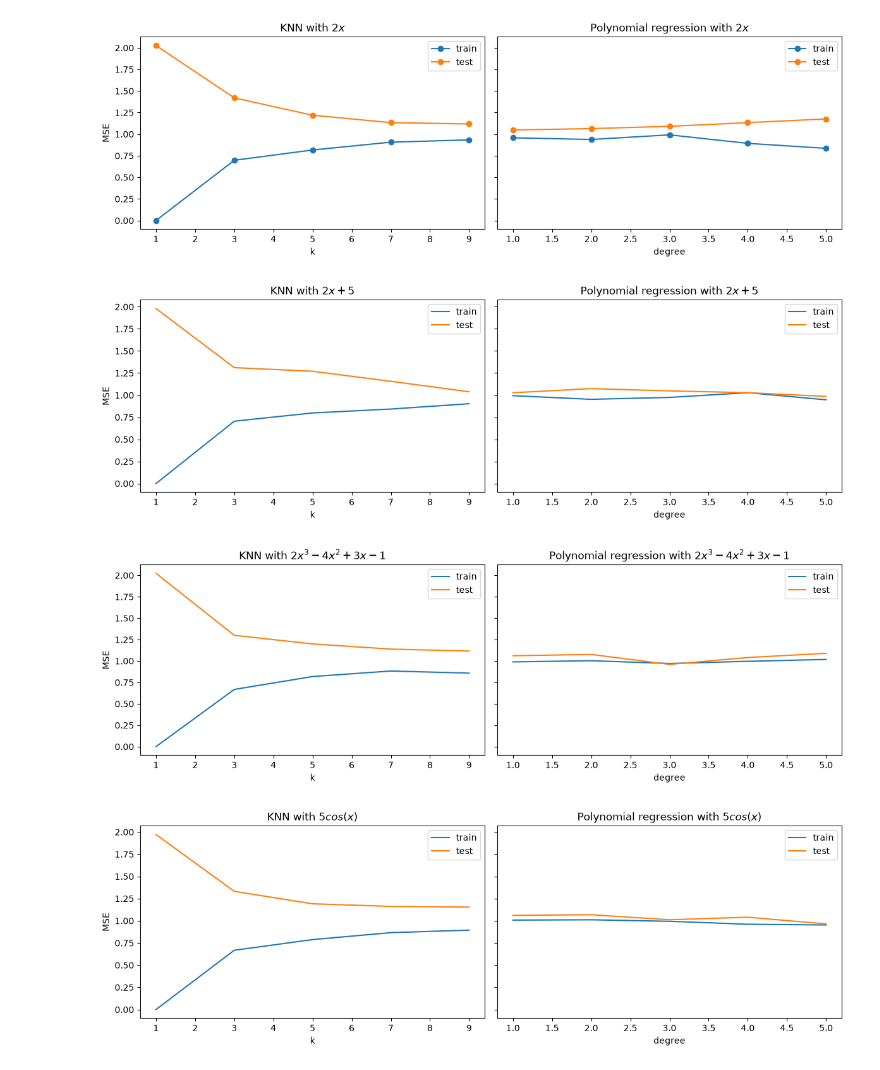
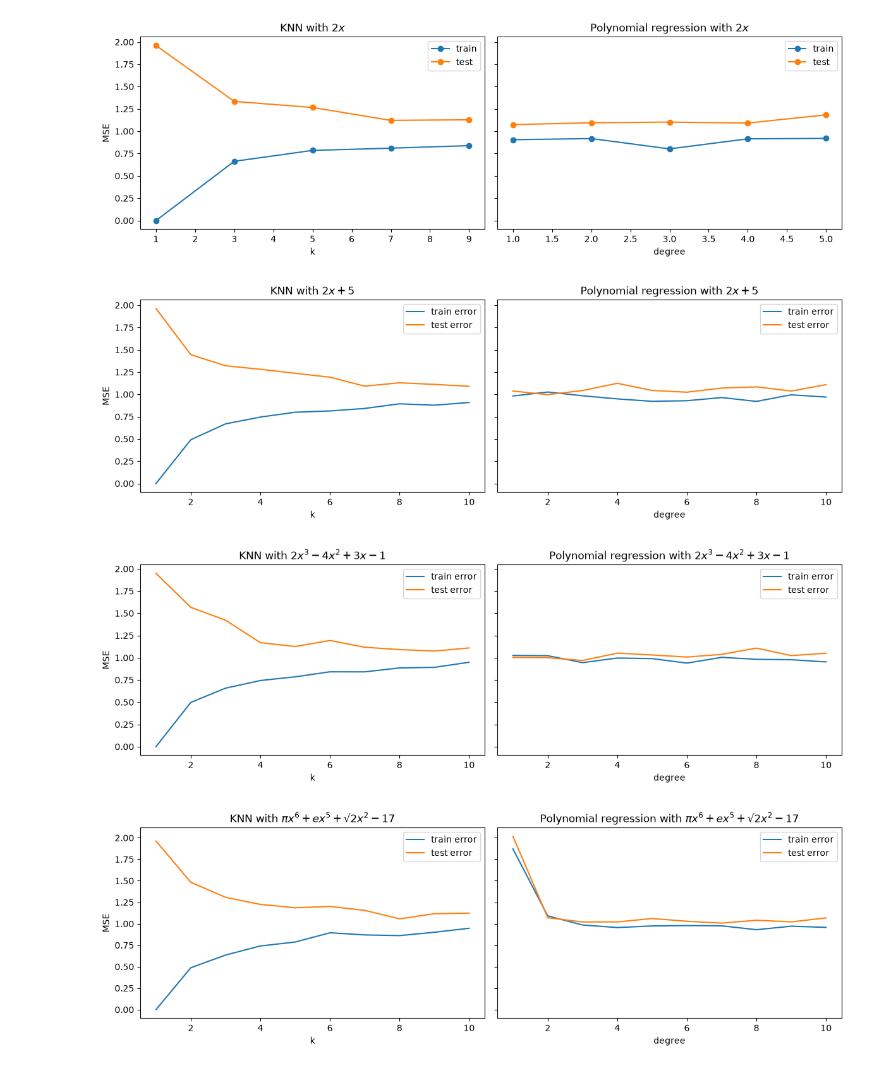
Before and after one commit to Iquadro1/analisi-dati, a Jupyter notebook: Foglio1.ipynb, the cells around one changed output. Saved outputs shown, nothing was run; the diff lists cells and outputs as text; code cells hidden in the pictures.

```diff
--- a/Foglio1.ipynb
+++ b/Foglio1.ipynb
@@ -24,12 +17,16 @@ def g(x):
     return 2 * x ** 3 - 4 * x ** 2 + 3 * x - 1
 
 def h(x):
+    return np.pi * x ** 6 + np.e * x ** 5 + np.sqrt(2) * x ** 2 - 17
+
+def k(x):
     return 5 * np.cos(x)
 
 FUNCTION_LABELS = {
     f: "2x + 5",
     g: "2x^3 - 4x^2 + 3x - 1",
-    h: "5 cos(x)",
+    h: "πx^6 + ex^5 + √2x^2 - 17",
+    k: "5 cos(x)",
 }
 
 def function_label(func):
@@ -49,20 +46,22 @@ def generate_data(n_train, n_test, f):
 # %%
 # fit prediction methods with increasing complexity (k-nearest neighbour and polynomial regression)
 
-def fit_predict_knn(x_train, y_train, x_test, k):
+def fit_predict_knn(x_train, y_train, x_test, y_test, k):
     model = knn(n_neighbors=k)
     model.fit(x_train.reshape(-1, 1), y_train)
-    y_pred = model.predict(x_test.reshape(-1, 1))
-    return y_pred
+    y_pred_train = model.predict(x_train.reshape(-1, 1))
+    y_pred_test = model.predict(x_test.reshape(-1, 1))
+    return y_pred_train, y_pred_test
 
-def fit_predict_poly(x_train, y_train, x_test, degree):
+def fit_predict_poly(x_train, y_train, x_test, y_test, degree):
     poly = pf(degree=degree)
     x_train_poly = poly.fit_transform(x_train.reshape(-1, 1))
-    x_test_poly = poly.transform(x_test.reshape(-1, 1))
+    x_test_poly = poly.fit_transform(x_test.reshape(-1, 1))
     model = lr()
     model.fit(x_train_poly, y_train)
-    y_pred = model.predict(x_test_poly)
-    return y_pred
+    y_pred_train = model.predict(x_train_poly)
+    y_pred_test = model.predict(x_test_poly)
+    return y_pred_train, y_pred_test
 # %%
 # measure the empirical mean of the training error in dependence of the complexity parameters (the mean is computed over several samples with the same distribution)
 # generate a test set with the same distribution and compute the empirical mean of the test error in dependence of the complexity parameter
@@ -78,9 +77,7 @@ def _measure_single_model(f, n_train, n_test, complexity_values, predictor, n_sa
 
         for sample_idx in range(n_samples):
             x_train, y_train, x_test, y_test = generate_data(n_train, n_test, f)
-            y_pred_train = predictor(x_train, y_train, x_train, value)
-            y_pred_test = predictor(x_train, y_train, x_test, value)
-
+            y_pred_train, y_pred_test = predictor(x_train, y_train, x_test, y_test, value)
             train_errors[sample_idx] = mse(y_train, y_pred_train)
             test_errors[sample_idx] = mse(y_test, y_pred_test)
 
@@ -147,22 +144,22 @@ axes[1].legend()
 
 plt.tight_layout()
 # %% [output]
-[figure, old version]
+[figure, new version]
 # %%
 # represent the results through one or more pictures
 
 def plot_results(results, data_label):
     fig, axes = plt.subplots(1, 2, figsize=(12, 4), sharey=True)
 
-    axes[0].plot(results["knn"]["complexity"], results["knn"]["train_mean"], label="train")
-    axes[0].plot(results["knn"]["complexity"], results["knn"]["test_mean"], label="test")
+    axes[0].plot(results["knn"]["complexity"], results["knn"]["train_mean"], label="train error")
+    axes[0].plot(results["knn"]["complexity"], results["knn"]["test_mean"], label="test error")
     axes[0].set_title(f"KNN with ${data_label}$")
     axes[0].set_xlabel("k")
     axes[0].set_ylabel("MSE")
     axes[0].legend()
 
-    axes[1].plot(results["poly"]["complexity"], results["poly"]["train_mean"], label="train")
-    axes[1].plot(results["poly"]["complexity"], results["poly"]["test_mean"], label="test")
+    axes[1].plot(results["poly"]["complexity"], results["poly"]["train_mean"], label="train error")
+    axes[1].plot(results["poly"]["complexity"], results["poly"]["test_mean"], label="test error")
     axes[1].set_title(f"Polynomial regression with ${data_label}$")
     axes[1].set_xlabel("degree")
     axes[1].legend()
@@ -171,18 +168,18 @@ def plot_results(results, data_label):
 # %%
 # run the whole pipeline for all the functions
 
 for func in [f, g, h]:
     data_label = function_label(func)
     results = measure_error(
         func,
         n_train=200,
         n_test=100,
-        k_values=[1, 3, 5, 7, 9],
-        degree_values=[1, 2, 3, 4, 5],
+        k_values=range(1, 11),
+        degree_values=range(1, 11),
         n_samples=20,
     )
     plot_results(results, data_label)
 # %% [output]
-[figure, old version]
+[figure, new version]
-[figure, old version]
+[figure, new version]
-[figure, old version]
+[figure, new version]
```
Also changed, not shown: parts of 1 cell of this notebook.
